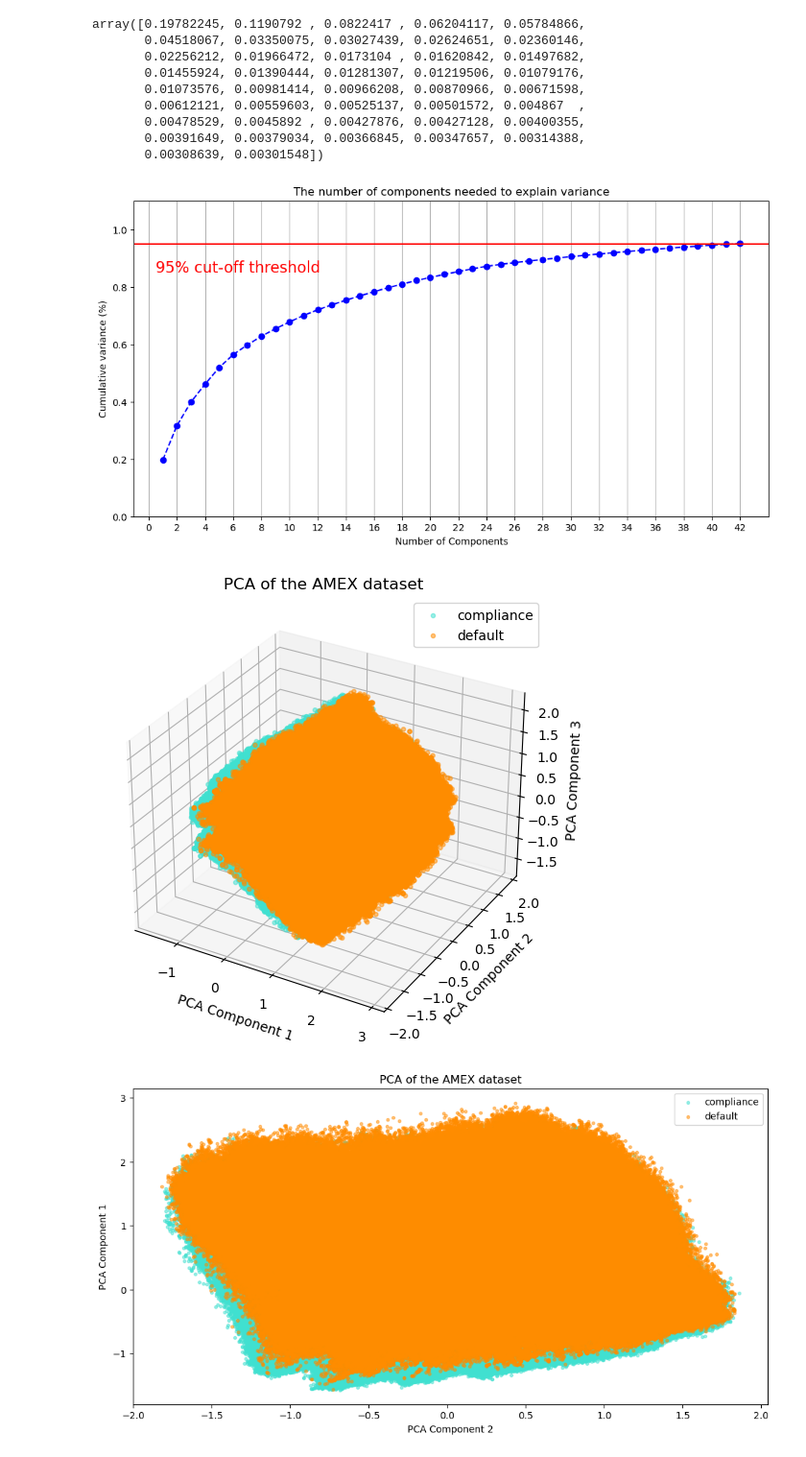
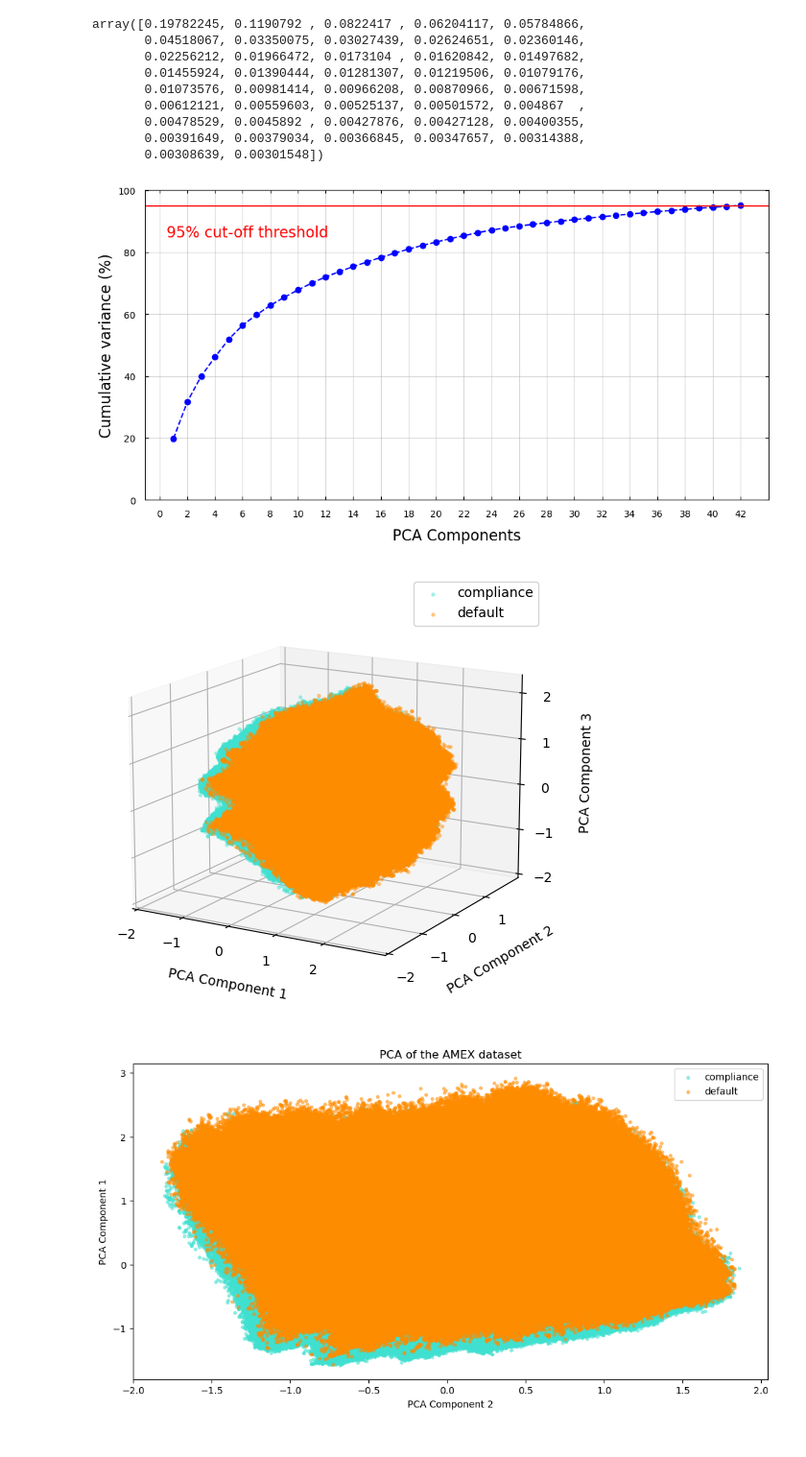
Before and after one commit to ehhdang/AMEX-Default-Prediction, a Jupyter notebook: amex_book.ipynb, the cells around one changed output. Shown at 96% size. Saved outputs shown, nothing was run; the diff lists cells and outputs as text; code cells hidden in the pictures.

```diff
--- a/amex_book.ipynb
+++ b/amex_book.ipynb
@@ -24,9 +20,3 @@ parquet_data = pd.read_parquet('dataset/train.parquet')
-# %%
-train_data = pd.read_csv('dataset/train_data.csv')
-# %%
-train_data["D_63"] = parquet_data["D_63"]
-# %%
-train_data["D_64"] = parquet_data["D_64"]
 # %% [markdown]
 ### Label Data
 # %%
@@ -204,43 +114,53 @@ plt.rcParams["figure.figsize"] = (12,6)
 
 fig, ax = plt.subplots()
 xi = np.arange(1, 43, step=1)
-y = np.cumsum(pca_model.explained_variance_ratio_)
+y = np.cumsum(pca_model.explained_variance_ratio_*100)
 
-plt.ylim(0.0,1.1)
+plt.ylim(0.0, 100.1)
 plt.plot(xi, y, marker='o', linestyle='--', color='b')
 
-plt.xlabel('Number of Components')
-plt.xticks(np.arange(0, 43, step=2)) #change from 0-based array index to 1-based human-readable label
-plt.ylabel('Cumulative variance (%)')
-plt.title('The number of components needed to explain variance')
+plt.xlabel('PCA Components', fontsize=16, labelpad=10)
+plt.ylabel('Cumulative variance (%)', fontsize=16)
 
-plt.axhline(y=0.95, color='r', linestyle='-')
-plt.text(0.5, 0.85, '95% cut-off threshold', color = 'red', fontsize=16)
+plt.xticks(np.arange(0, 43, step=2))
+plt.yticks(np.arange(0, 100.1, step=20))
+plt.tick_params(axis="both",direction="in", pad=10)
+ax.yaxis.set_ticks_position('both')
+ax.xaxis.set_ticks_position('both')
 
-ax.grid(axis='x')
+plt.axhline(y=95, color='r', linestyle='-')
+plt.text(0.5, 85, '95% cut-off threshold', color = 'red', fontsize=16)
+
+ax.grid(axis='both', alpha=0.5)
 plt.show()
 # %% [output]
-[figure, old version]
+[figure, new version]
 # %%
 target_names = ["compliance", "default"]
 fig = plt.figure()
 ax = fig.add_subplot(projection="3d")
 colors = ["turquoise", "darkorange"]
 
 for color, i, target_name in zip(colors, [0, 1], target_names):
     ax.scatter(
-        data_r[train_labels["target"]==i, 0], data_r[train_labels["target"]==i, 1], data_r[train_labels["target"]==i, 2], s=9, alpha=0.5 ,color=color, label=target_name
+        data_r[train_labels["target"]==i, 0], data_r[train_labels["target"]==i, 1], data_r[train_labels["target"]==i, 2],
+        s=9, linewidths=0.0, alpha=0.5 ,color=color, label=target_name
     )
 
-ax.set_xlabel("PCA Component 1")
-ax.set_ylabel("PCA Component 2")
-ax.set_zlabel("PCA Component 3")
+ax.set_xlabel("PCA Component 1", labelpad=10, rotation=0)
+ax.set_ylabel("PCA Component 2", labelpad=10, rotation=0)
+ax.set_zlabel("PCA Component 3", labelpad=10, rotation=0)
+
+ax.set_xticks(np.arange(-2, 3, 1))
+ax.set_yticks(np.arange(-2, 2, 1))
+ax.set_zticks(np.arange(-2, 2.5, 1))
+
 ax.legend(loc="best", shadow=False, scatterpoints=1)
+ax.view_init(elev=15, azim=-60)
 
-plt.title("PCA of the AMEX dataset")
 plt.show()
 # %% [output]
-[figure, old version]
+[figure, new version]
 # %%
 target_names = ["compliance", "default"]
 fig = plt.figure()
```
Also changed, not shown: parts of 8 cells of this notebook, 4 other files.
